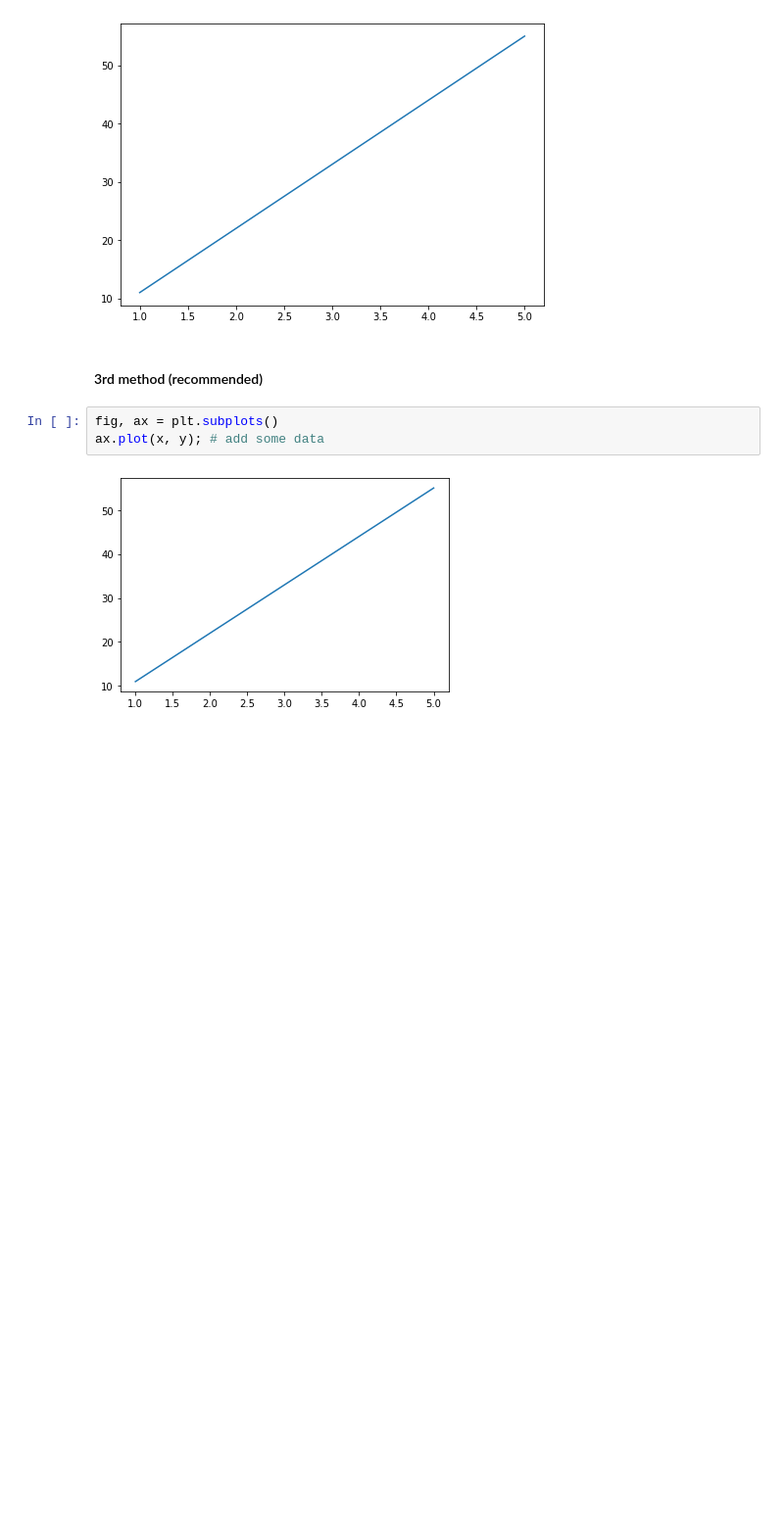
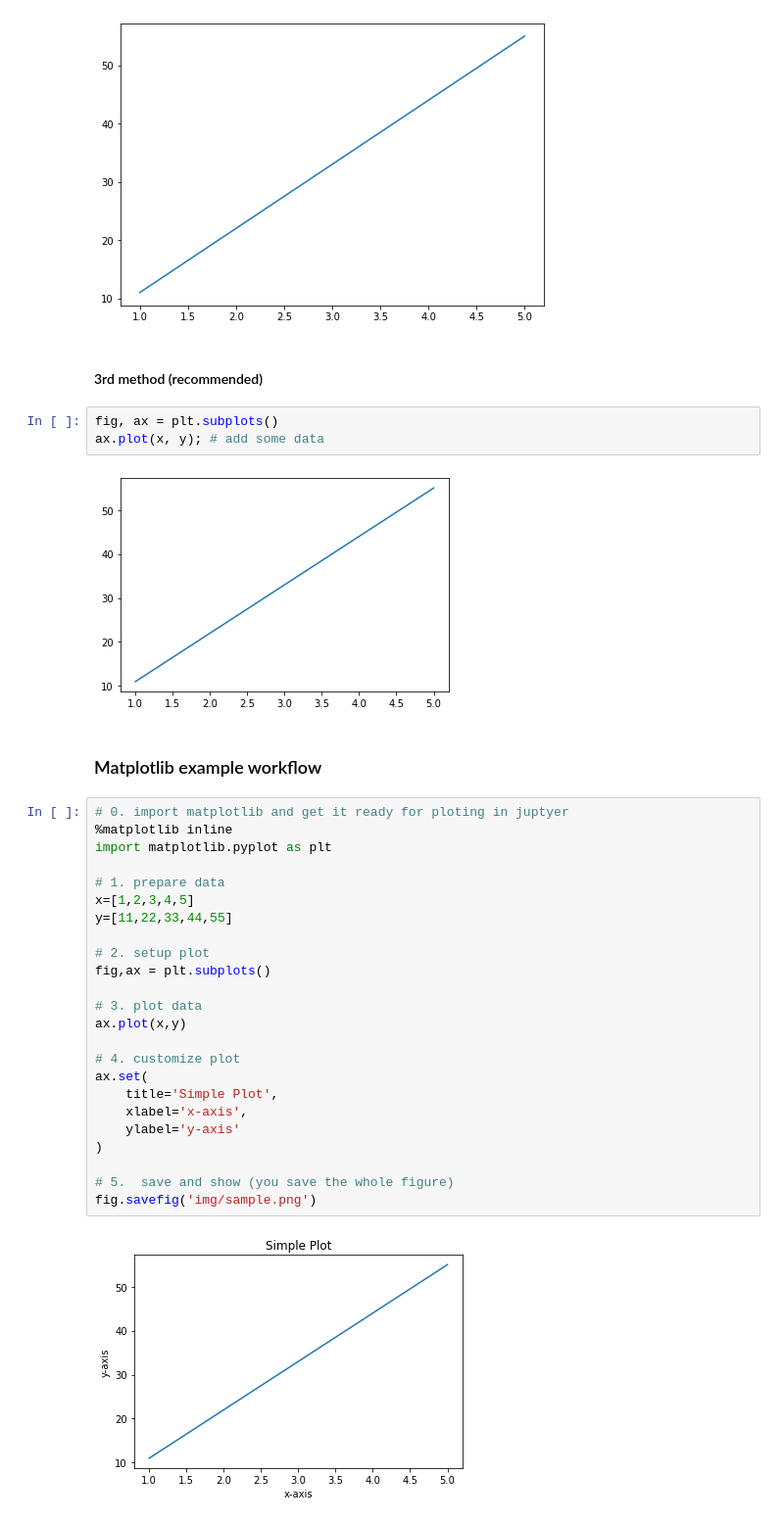
Before and after one commit to vishnuk7/MachineLearning, a Jupyter notebook: matplotlib/introduction-matplotlib.ipynb, the cells around one changed output. Shown: that part at 98% size. Drawn from its saved outputs; the diff is of its cells as text; blank space fills up the shorter version.

Commit message:
matplotlib workflow example

```diff
--- a/matplotlib/introduction-matplotlib.ipynb
+++ b/matplotlib/introduction-matplotlib.ipynb
@@ -48,3 +48,31 @@ fig, ax = plt.subplots()
 ax.plot(x, y); # add some data
 # %% [output]
 [figure]
+# %% [markdown]
+### Matplotlib example workflow
+# %%
+# 0. import matplotlib and get it ready for ploting in juptyer
+%matplotlib inline
+import matplotlib.pyplot as plt
+
+# 1. prepare data
+x=[1,2,3,4,5]
+y=[11,22,33,44,55]
+
+# 2. setup plot
+fig,ax = plt.subplots()
+
+# 3. plot data
+ax.plot(x,y)
+
+# 4. customize plot
+ax.set(
+    title='Simple Plot',
+    xlabel='x-axis',
+    ylabel='y-axis'
+)
+
+# 5.  save and show (you save the whole figure)
+fig.savefig('img/sample.png')
+# %% [output]
+[figure, added]
```
Also changed, not shown: 1 other file.
